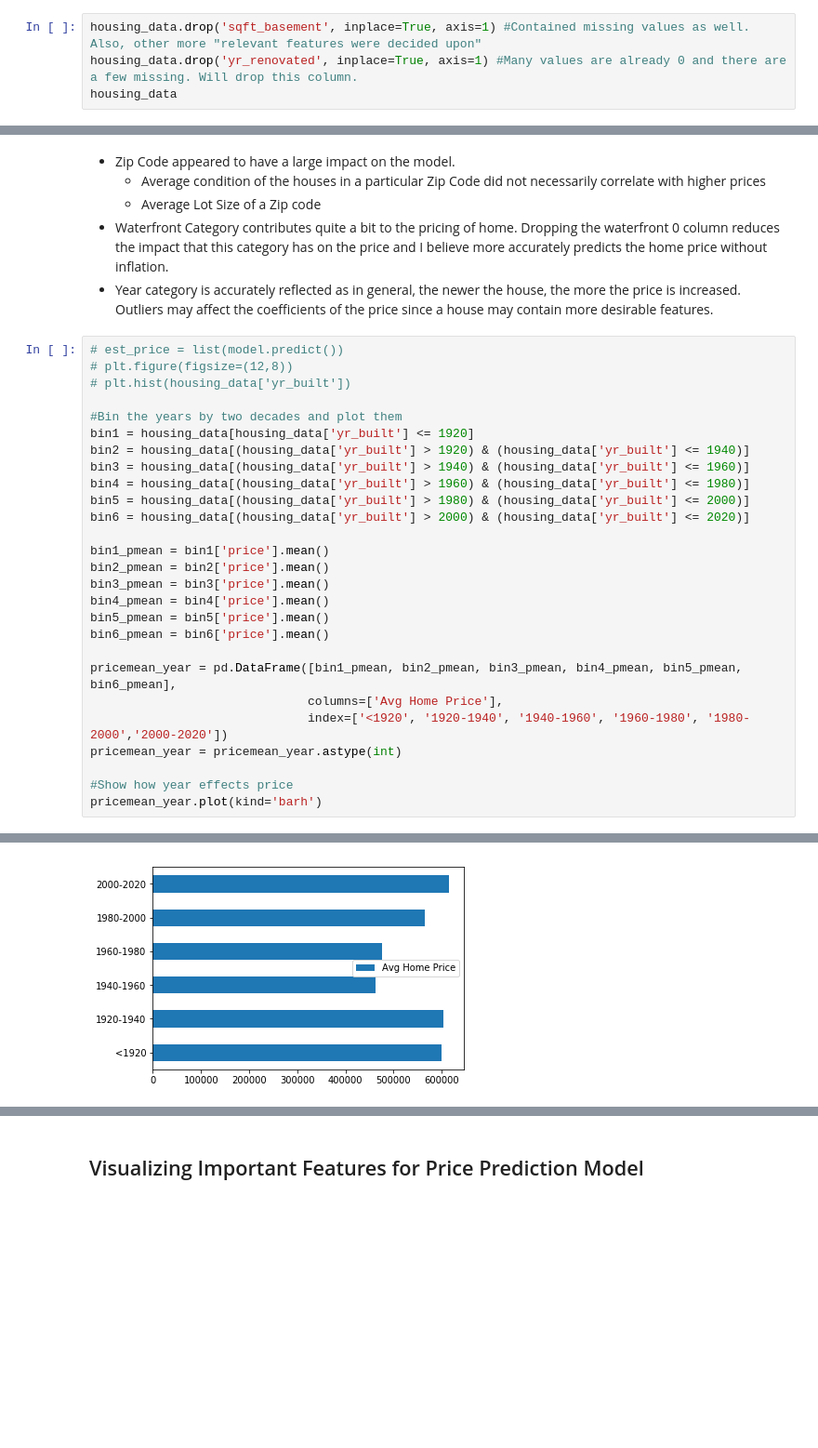
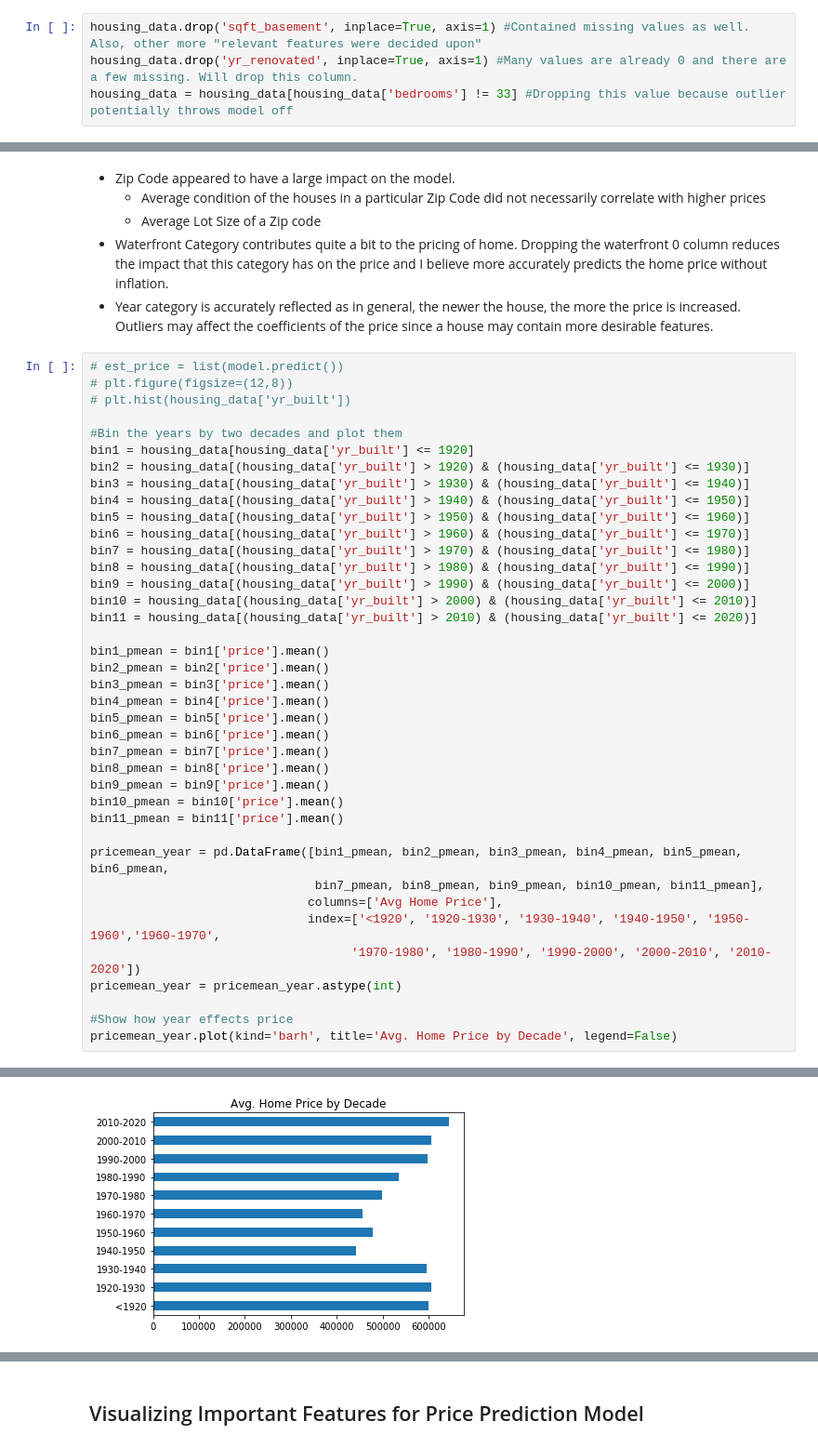
Before and after one commit to Jthomas3425/DSLabsv2, a Jupyter notebook: Projects/Mod 1 Final Project/student.ipynb, the cells around one changed output, grey strips where cells are left out. Shown at 93% size. Saved outputs shown, nothing was run; the diff lists cells and outputs as text; blank space fills up the shorter version.

Commit message:
Started presentation draft and updated model. -Dropped some outliers -Modified Test-Train data sizes

```diff
--- a/Projects/Mod 1 Final Project/student.ipynb
+++ b/Projects/Mod 1 Final Project/student.ipynb
@@ -62,4 +71,4 @@ housing_data.describe()
 # %%
 housing_data.drop('sqft_basement', inplace=True, axis=1) #Contained missing values as well. Also, other more "relevant features were decided upon"
 housing_data.drop('yr_renovated', inplace=True, axis=1) #Many values are already 0 and there are a few missing. Will drop this column.
-housing_data
+housing_data = housing_data[housing_data['bedrooms'] != 33] #Dropping this value because outlier potentially throws model off
@@ -252,30 +242,42 @@ strong multicollinearity problems or that the design matrix is singular.
 # %%
 # est_price = list(model.predict())
 # plt.figure(figsize=(12,8))
 # plt.hist(housing_data['yr_built'])
 
 #Bin the years by two decades and plot them
 bin1 = housing_data[housing_data['yr_built'] <= 1920]
-bin2 = housing_data[(housing_data['yr_built'] > 1920) & (housing_data['yr_built'] <= 1940)]
-bin3 = housing_data[(housing_data['yr_built'] > 1940) & (housing_data['yr_built'] <= 1960)]
-bin4 = housing_data[(housing_data['yr_built'] > 1960) & (housing_data['yr_built'] <= 1980)]
-bin5 = housing_data[(housing_data['yr_built'] > 1980) & (housing_data['yr_built'] <= 2000)]
-bin6 = housing_data[(housing_data['yr_built'] > 2000) & (housing_data['yr_built'] <= 2020)]
+bin2 = housing_data[(housing_data['yr_built'] > 1920) & (housing_data['yr_built'] <= 1930)]
+bin3 = housing_data[(housing_data['yr_built'] > 1930) & (housing_data['yr_built'] <= 1940)]
+bin4 = housing_data[(housing_data['yr_built'] > 1940) & (housing_data['yr_built'] <= 1950)]
+bin5 = housing_data[(housing_data['yr_built'] > 1950) & (housing_data['yr_built'] <= 1960)]
+bin6 = housing_data[(housing_data['yr_built'] > 1960) & (housing_data['yr_built'] <= 1970)]
+bin7 = housing_data[(housing_data['yr_built'] > 1970) & (housing_data['yr_built'] <= 1980)]
+bin8 = housing_data[(housing_data['yr_built'] > 1980) & (housing_data['yr_built'] <= 1990)]
+bin9 = housing_data[(housing_data['yr_built'] > 1990) & (housing_data['yr_built'] <= 2000)]
+bin10 = housing_data[(housing_data['yr_built'] > 2000) & (housing_data['yr_built'] <= 2010)]
+bin11 = housing_data[(housing_data['yr_built'] > 2010) & (housing_data['yr_built'] <= 2020)]
 
 bin1_pmean = bin1['price'].mean()
 bin2_pmean = bin2['price'].mean()
 bin3_pmean = bin3['price'].mean()
 bin4_pmean = bin4['price'].mean()
 bin5_pmean = bin5['price'].mean()
 bin6_pmean = bin6['price'].mean()
+bin7_pmean = bin7['price'].mean()
+bin8_pmean = bin8['price'].mean()
+bin9_pmean = bin9['price'].mean()
+bin10_pmean = bin10['price'].mean()
+bin11_pmean = bin11['price'].mean()
 
-pricemean_year = pd.DataFrame([bin1_pmean, bin2_pmean, bin3_pmean, bin4_pmean, bin5_pmean, bin6_pmean],
+pricemean_year = pd.DataFrame([bin1_pmean, bin2_pmean, bin3_pmean, bin4_pmean, bin5_pmean, bin6_pmean,
+                               bin7_pmean, bin8_pmean, bin9_pmean, bin10_pmean, bin11_pmean],
                               columns=['Avg Home Price'],
-                              index=['<1920', '1920-1940', '1940-1960', '1960-1980', '1980-2000','2000-2020'])
+                              index=['<1920', '1920-1930', '1930-1940', '1940-1950', '1950-1960','1960-1970',
+                                    '1970-1980', '1980-1990', '1990-2000', '2000-2010', '2010-2020'])
 pricemean_year = pricemean_year.astype(int)
 
 #Show how year effects price
-pricemean_year.plot(kind='barh')
+pricemean_year.plot(kind='barh', title='Avg. Home Price by Decade', legend=False)
 # %% [output]
 <matplotlib.axes._subplots.AxesSubplot at 0x...>
-[figure, old version]
+[figure, new version]
```
Also changed, not shown: parts of 13 cells of this notebook, 1 other file.
